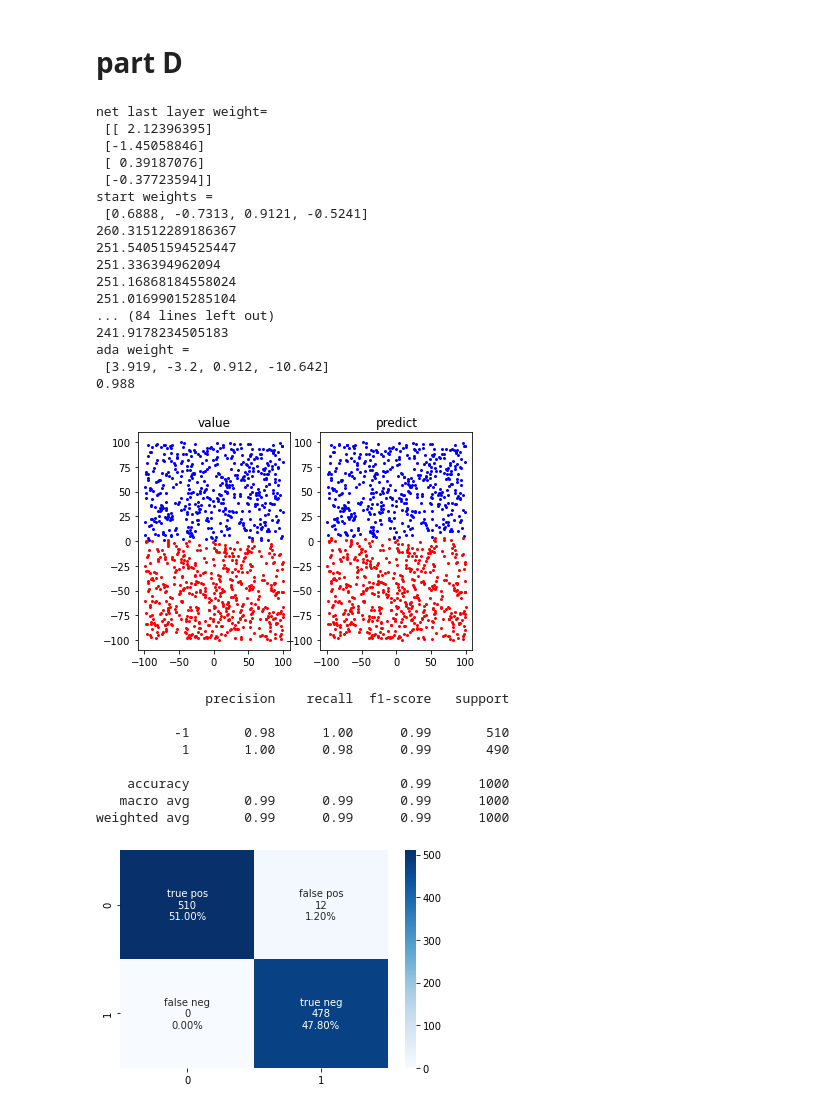
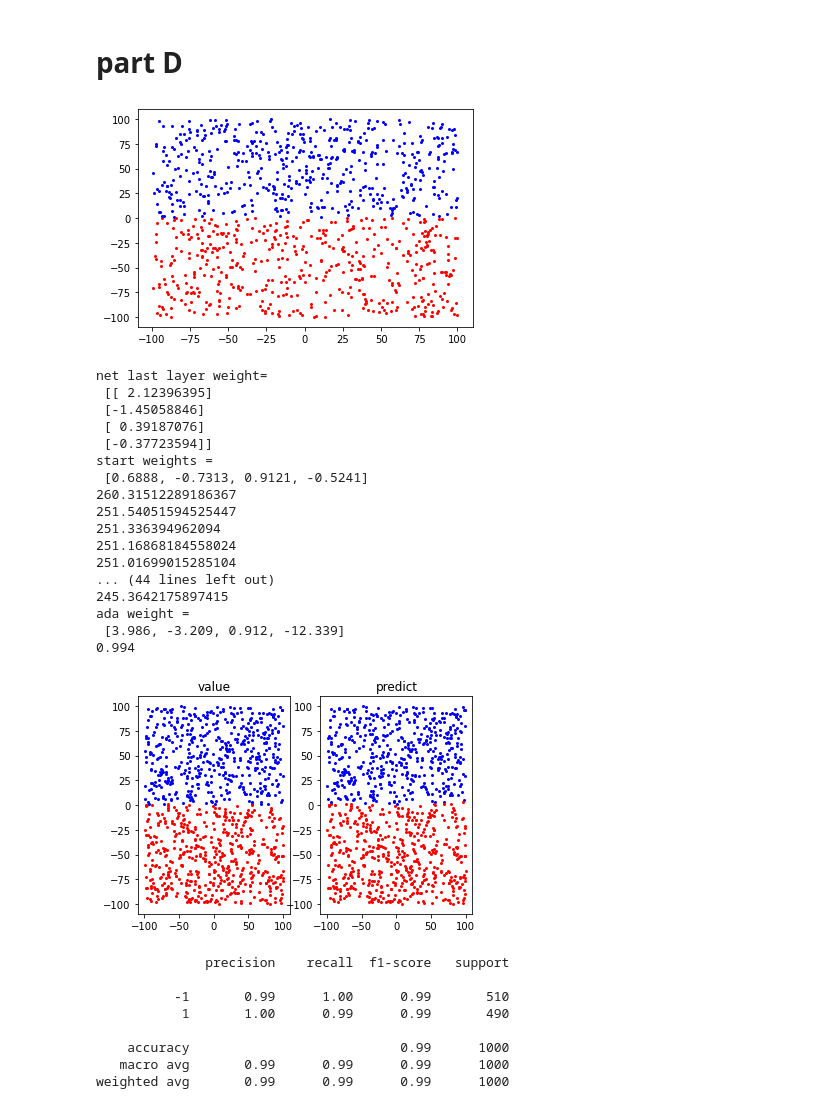
Before and after one commit to TaliaSeada/NeuroComputation_firstProject, a Jupyter notebook: C_D/C D.ipynb, the cells around one changed output. Saved outputs shown, nothing was run; the diff lists cells and outputs as text; code cells hidden in the pictures.

Commit message:
changed ada to get epoch and change_lr

```diff
--- a/C_D/C D.ipynb
+++ b/C_D/C D.ipynb
@@ -378,10 +422,12 @@ weighted avg       0.99      0.99      0.99      1000
 # part D
 # %%
 class Adaline:
-    def __init__(self, learning_rate, train, num):
+    def __init__(self, learning_rate, train, num,epoch,change_lr):
         self.learning_rate = learning_rate
         self.train = train
         self.num=num # number of neurons in last layer
+        self.epoch=epoch
+        self.change_lr=change_lr
 
     # this function generates random small weights and bias for the Adaline algorithm
     def _weight_genarate(self,num):
@@ -407,13 +453,14 @@ class Adaline:
         weight, bias = self._weight_genarate(self.num)
         oldmse=1
         count=0
-        changed=0
-        increase=22
+#         changed=0
+#         increase=22
 #         while(True):
-        while(count<90):
-            if(count==increase):
+        while(count<self.epoch):
+            if(count==self.change_lr):
                 self.learning_rate=self.learning_rate/2
-                increase+=22
+                self.change_lr+=self.change_lr
+#                 increase+=22
             ERR = []
             # for each row we fix the bias and wights in order to get the minimum error
             for index, row in self.train.iterrows():
@@ -481,51 +528,54 @@ for i in range(len(listA)):
         dftrain[i]=listA[i]
     else:
         dftrain["value"]=listA[i]
+print("plotting train")
+plotting_train2(traina)
+
 
 # create test df
 test = build_data_partA(9)
 newtest = net1.getLastHiddenLayerInfo(test)
 dftest = pd.DataFrame()
 for i in range(len(newtest)):
     if(i<len(newtest)-1):
         dftest[i]=newtest[i]
     else:
         dftest["value"]=newtest[i]
 print("net last layer weight=\n",net1.clf.coefs_[-1])
-ada1 = Adaline(0.9, dftrain, len(listA)-1)
+ada1 = Adaline(0.9, dftrain, len(listA)-1, epoch=50,change_lr=51)
 weight, bias = ada1.fit()
 print("ada weight =\n",weight)
 count=ada1.predict(dftest, test, weight, bias)
 print(ada1.score(count, dftest))
 plotting_test(test)
 con_mat1 = confusion_matrix(test["pred"],test["value"])
 confussion_matrix(con_mat1)
 print(classification_report(test["value"],test["pred"]))
 # %% [output]
+[figure, new version]
 net last layer weight=
  [[ 2.12396395]
  [-1.45058846]
  [ 0.39187076]
  [-0.37723594]]
 start weights =
  [0.6888, -0.7313, 0.9121, -0.5241]
 260.31512289186367
 251.54051594525447
 251.336394962094
 251.16868184558024
 251.01699015285104
-... (84 lines left out)
-241.9178234505183
+... (44 lines left out)
+245.3642175897415
 ada weight =
- [3.919, -3.2, 0.912, -10.642]
-0.988
+ [3.986, -3.209, 0.912, -12.339]
+0.994
-[figure, old version]
+[figure, new version]
               precision    recall  f1-score   support
 
-          -1       0.98      1.00      0.99       510
-           1       1.00      0.98      0.99       490
+          -1       0.99      1.00      0.99       510
+           1       1.00      0.99      0.99       490
 
     accuracy                           0.99      1000
    macro avg       0.99      0.99      0.99      1000
 weighted avg       0.99      0.99      0.99      1000
-[figure, old version]
```
Also changed, not shown: parts of 10 cells of this notebook.
